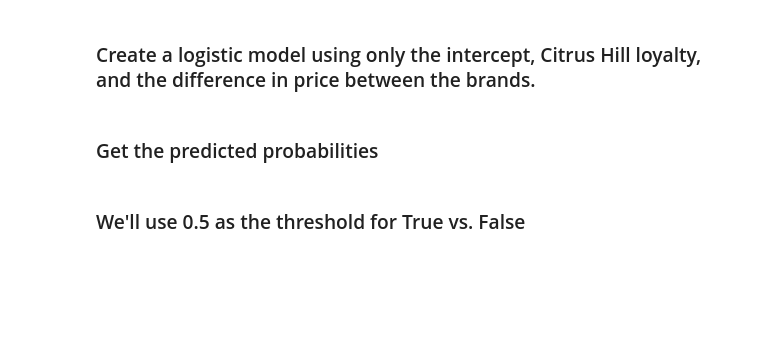
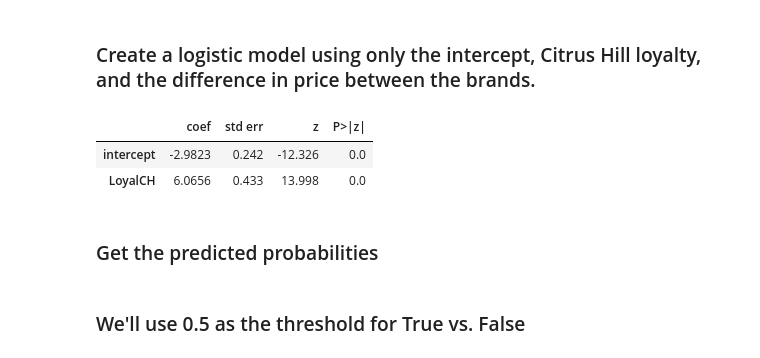
Before and after one commit to JosephPizzuti/code_2600, a Jupyter notebook: mod06_classification.ipynb, the cells around one changed output. Saved outputs shown, nothing was run; the diff lists cells and outputs as text; code cells hidden in the pictures; blank space fills up the shorter version.

Commit message:
Cell 23: created logistics model using only intercept, LoyalCH, and PriceDiff

```diff
--- a/mod06_classification.ipynb
+++ b/mod06_classification.ipynb
@@ -177,16 +194,22 @@ summarize(initial_results)
 # %% [markdown]
 ### Create a logistic model using only the intercept, Citrus Hill loyalty, and the difference in price between the brands.
 # %%
-var_list = #fillin
+var_list = ['intercept', 'LoyalCH']
 
 # build model
-glm = #fillin
+glm = sm.GLM(y_train,
+             X_train[var_list],
+             family=sm.families.Binomial())
 
 # fit model
-results = #fillin
+results = glm.fit()
 
 # analyze model
 summarize(results)
+# %% [output]
+|  | coef | std err | z | P>|z| |
+| intercept | -2.9823 | 0.242 | -12.326 | 0.0 |
+| LoyalCH | 6.0656 | 0.433 | 13.998 | 0.0 |
 # %% [markdown]
 ### Get the predicted probabilities
 # %%
```
Also changed, not shown: parts of 1 cell of this notebook.
